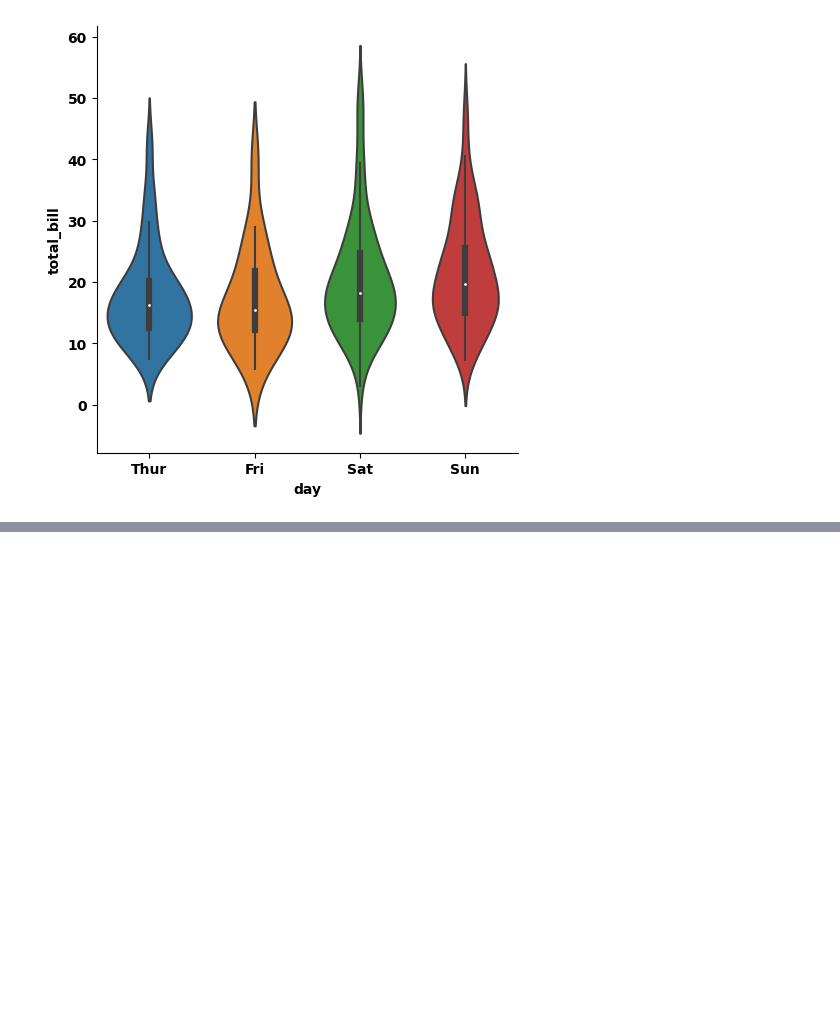
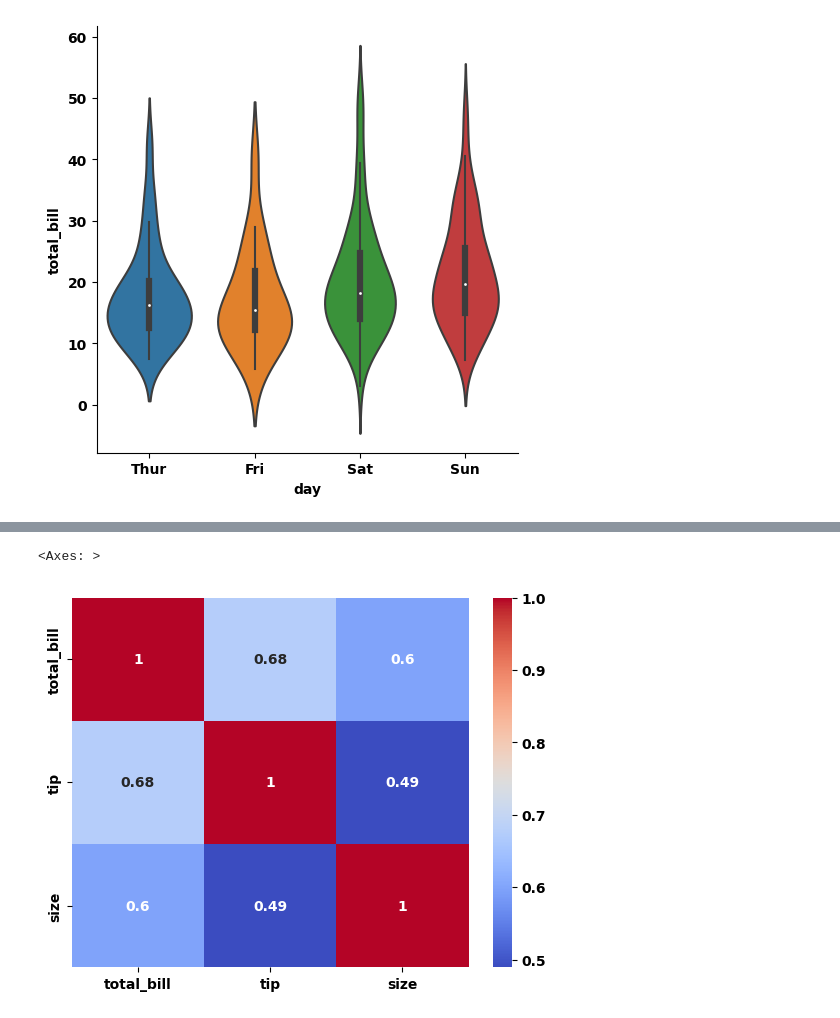
Before and after one commit to RishatTalukder/learning_machine_learning, a Jupyter notebook: seaborn_basic_to_advance.ipynb, the cells around one changed output, grey strips where cells are left out. Drawn from its saved outputs; the diff is of its cells as text; code cells hidden in the pictures; blank space fills up the shorter version.

```diff
--- a/seaborn_basic_to_advance.ipynb
+++ b/seaborn_basic_to_advance.ipynb
@@ -296,0 +341,6 @@ sns.catplot(x='day', y='total_bill', data=tips, kind='violin')
+# %%
+#we can change the color of the heatmap
+sns.heatmap(tc, annot=True, cmap='coolwarm') #cmap is the color mapping argument and annot is the annotation argument where the numbers are displayed
+# %% [output]
+<Axes: >
+[figure, added]
```
Also changed, not shown: parts of 56 cells of this notebook, 1 other file.
